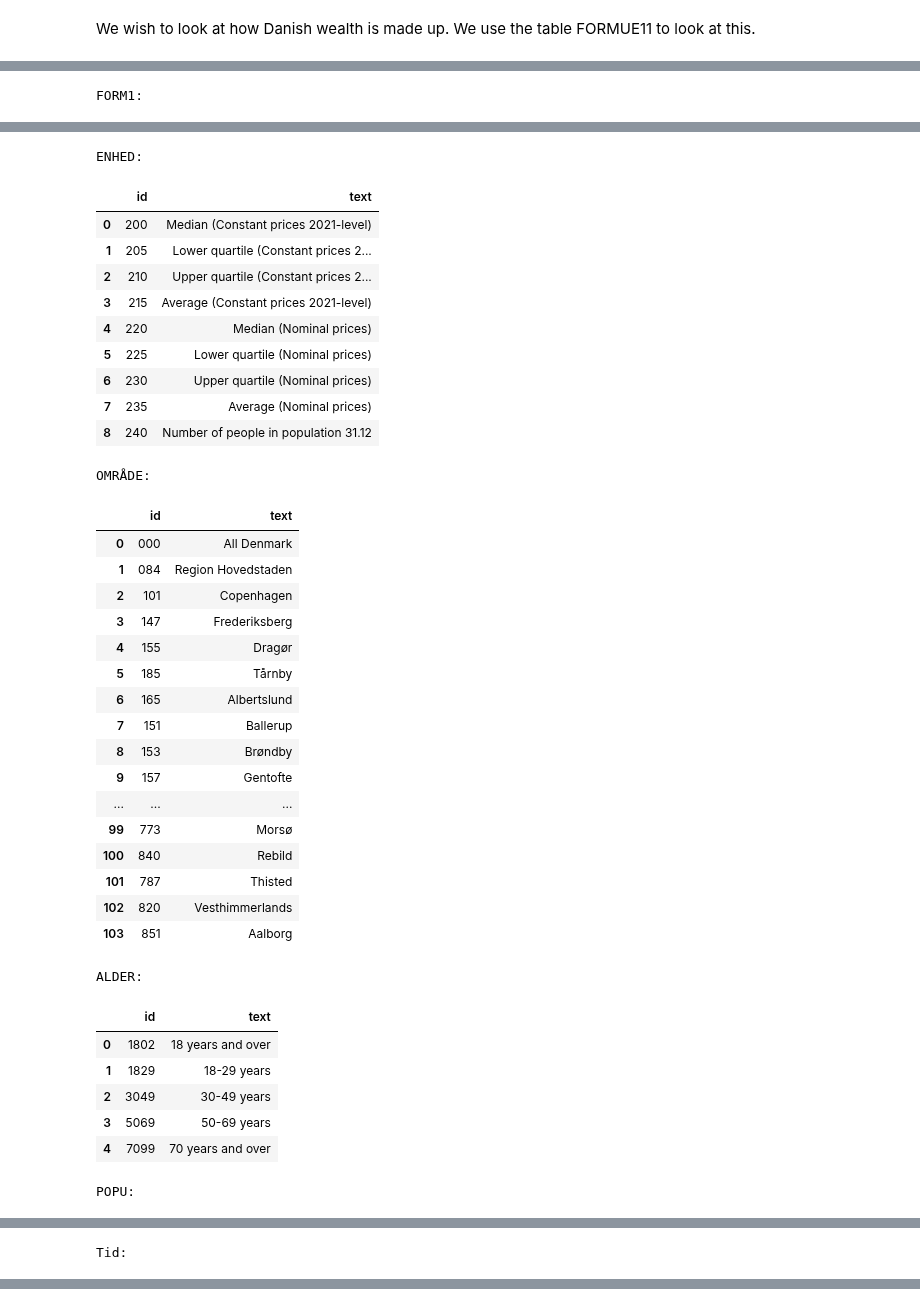
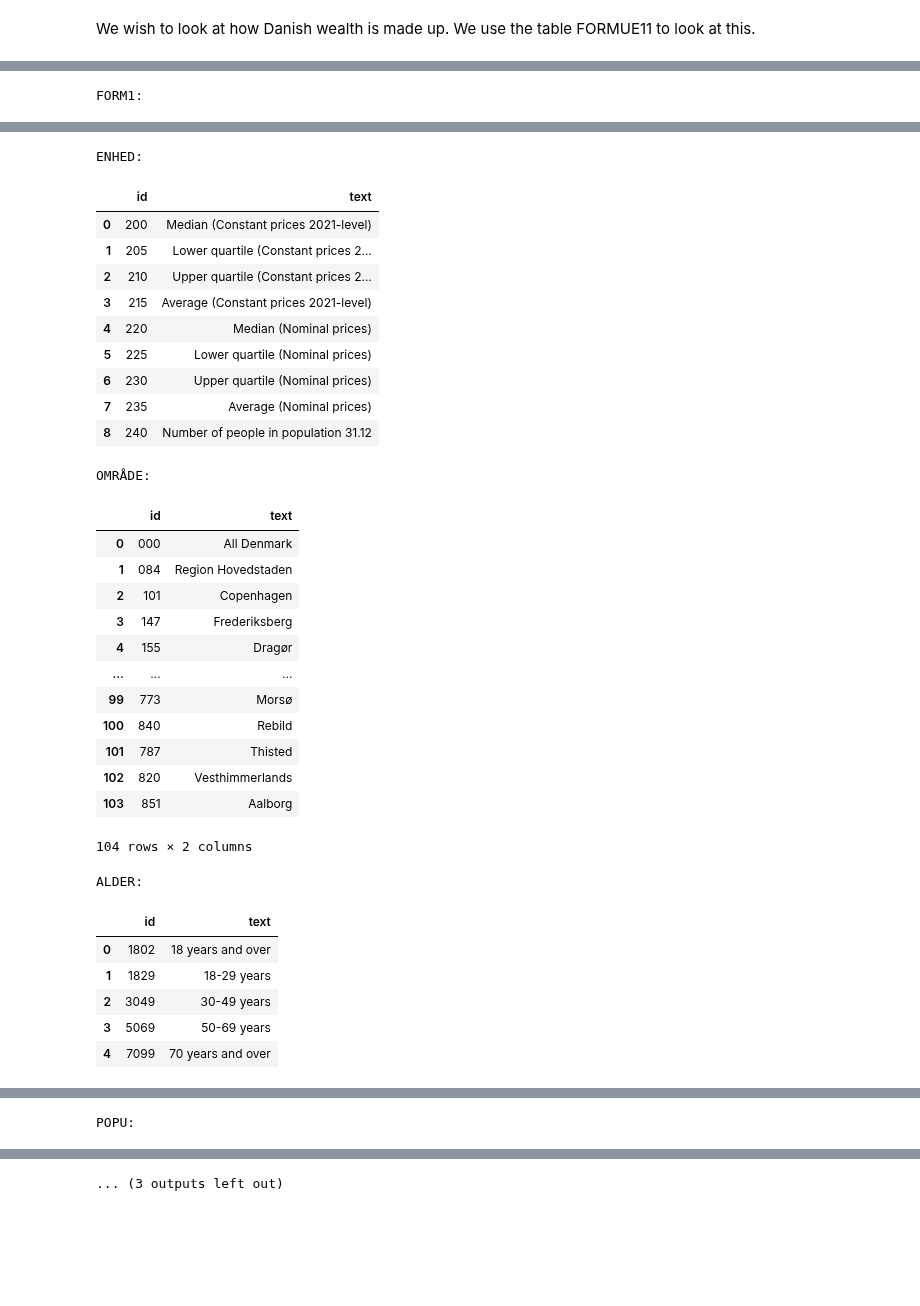
Before and after one commit to NumEconCopenhagen/projects-2024-frederik, a Jupyter notebook: dataproject/APIData.ipynb, the cells around one changed output, grey strips where cells are left out. Saved outputs shown, nothing was run; the diff lists cells and outputs as text; code cells hidden in the pictures; blank space fills up the shorter version.

```diff
--- a/dataproject/APIData.ipynb
+++ b/dataproject/APIData.ipynb
@@ -16,7 +16,7 @@ We wish to look at how Danish wealth is made up. We use the table FORMUE11 to lo
 wealth = DstApi('FORMUE12')
 tabsum = wealth.tablesummary(language='en')
 display(tabsum)
-pd.set_option('display.max_rows', None) #This ensures that we see all the places. Useful for selecting the data we want to use.
+# pd.set_option('display.max_rows', None) #This ensures that we see all the places. Useful for selecting the data we want to use.
 #We show the contents of the table in more detail.
 for variable in tabsum['variable name']:
     print(variable+':')
@@ -40,49 +40,44 @@ FORM1:
 | 4 | FGA | A. Real assets |
 | 5 | FGA1 | A.1. Value of Main residence |
 | 6 | FGA2 | A.2. Value of flat in housing co-... |
 | 7 | FGA3 | A3. Value of vacation cottage |
 | 8 | FGA4 | A.4. Other real estate (rental dw... |
 | 9 | FGA5 | A.5. Cars |
 | ... | ... | ... |
 | 41 | FGF2014 | F. Debt to the public sector (201... |
 | 42 | FGF1 | F.1. Study laons |
 | 43 | FGF2 | F.2. Debt to municipalities |
 | 44 | FGF3 | F.3. Debt collection / Arrears (n... |
 | 45 | FGF4 | F.4. Other debt to the public sector |
 ENHED:
 |  | id | text |
 | 0 | 200 | Median (Constant prices 2021-level) |
 | 1 | 205 | Lower quartile (Constant prices 2... |
 | 2 | 210 | Upper quartile (Constant prices 2... |
 | 3 | 215 | Average (Constant prices 2021-level) |
 | 4 | 220 | Median (Nominal prices) |
 | 5 | 225 | Lower quartile (Nominal prices) |
 | 6 | 230 | Upper quartile (Nominal prices) |
 | 7 | 235 | Average (Nominal prices) |
 | 8 | 240 | Number of people in population 31.12 |
 OMRÅDE:
 |  | id | text |
 | 0 | 000 | All Denmark |
 | 1 | 084 | Region Hovedstaden |
 | 2 | 101 | Copenhagen |
 | 3 | 147 | Frederiksberg |
 | 4 | 155 | Dragør |
-| 5 | 185 | Tårnby |
-| 6 | 165 | Albertslund |
-| 7 | 151 | Ballerup |
-| 8 | 153 | Brøndby |
-| 9 | 157 | Gentofte |
 | ... | ... | ... |
 | 99 | 773 | Morsø |
 | 100 | 840 | Rebild |
 | 101 | 787 | Thisted |
 | 102 | 820 | Vesthimmerlands |
 | 103 | 851 | Aalborg |
-ALDER:
+104 rows × 2 columns
+ALDER:
 |  | id | text |
 | 0 | 1802 | 18 years and over |
 | 1 | 1829 | 18-29 years |
 | 2 | 3049 | 30-49 years |
 | 3 | 5069 | 50-69 years |
 | 4 | 7099 | 70 years and over |
-POPU:
@@ -92 +84 @@ POPU:
-Tid:
+POPU:
@@ -103,3 +85,4 @@ Tid:
+... (3 outputs left out)
 # %%
 # The _define_base_params -method gives us a nice template (selects all available data)
 params = wealth._define_base_params(language='en')
```
Also changed, not shown: parts of 4 cells of this notebook.
